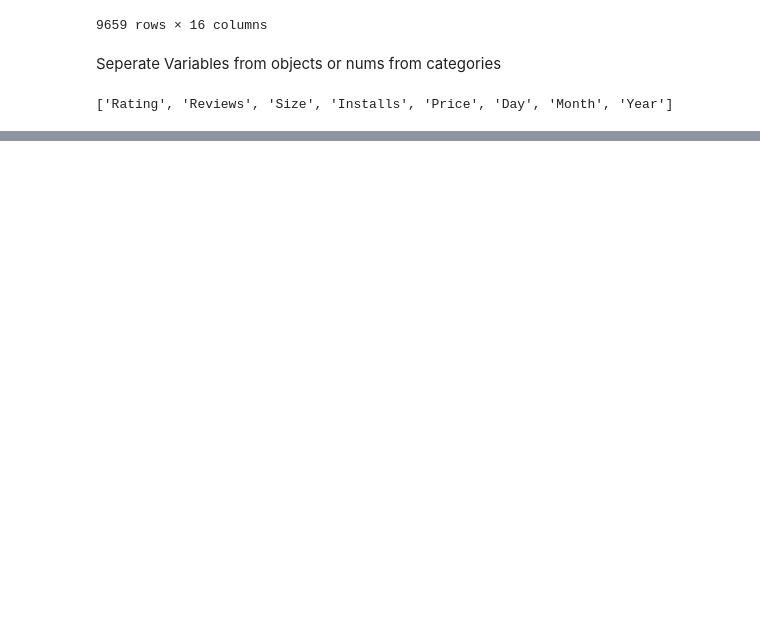
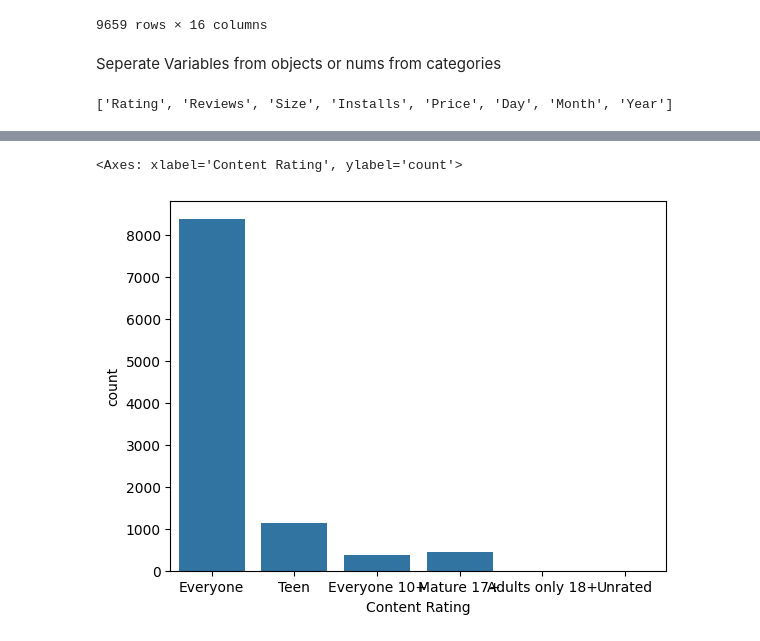
Before and after one commit to FairozAhmadSheikh/ML_bootcamp, a Jupyter notebook: Exploratory_DataAnalysis/data_cleaned_EDA.ipynb, the cells around one changed output, grey strips where cells are left out. Cells and saved outputs as stored; diff of their text form; code cells hidden in the pictures; blank space fills up the shorter version.

```diff
--- a/Exploratory_DataAnalysis/data_cleaned_EDA.ipynb
+++ b/Exploratory_DataAnalysis/data_cleaned_EDA.ipynb
@@ -65,0 +95,5 @@ datacopy[numeric_features]
+# %%
+sns.countplot(x=datacopy['Content Rating'])
+# %% [output]
+<Axes: xlabel='Content Rating', ylabel='count'>
+[figure, added]
```
Also changed, not shown: parts of 10 cells of this notebook.
